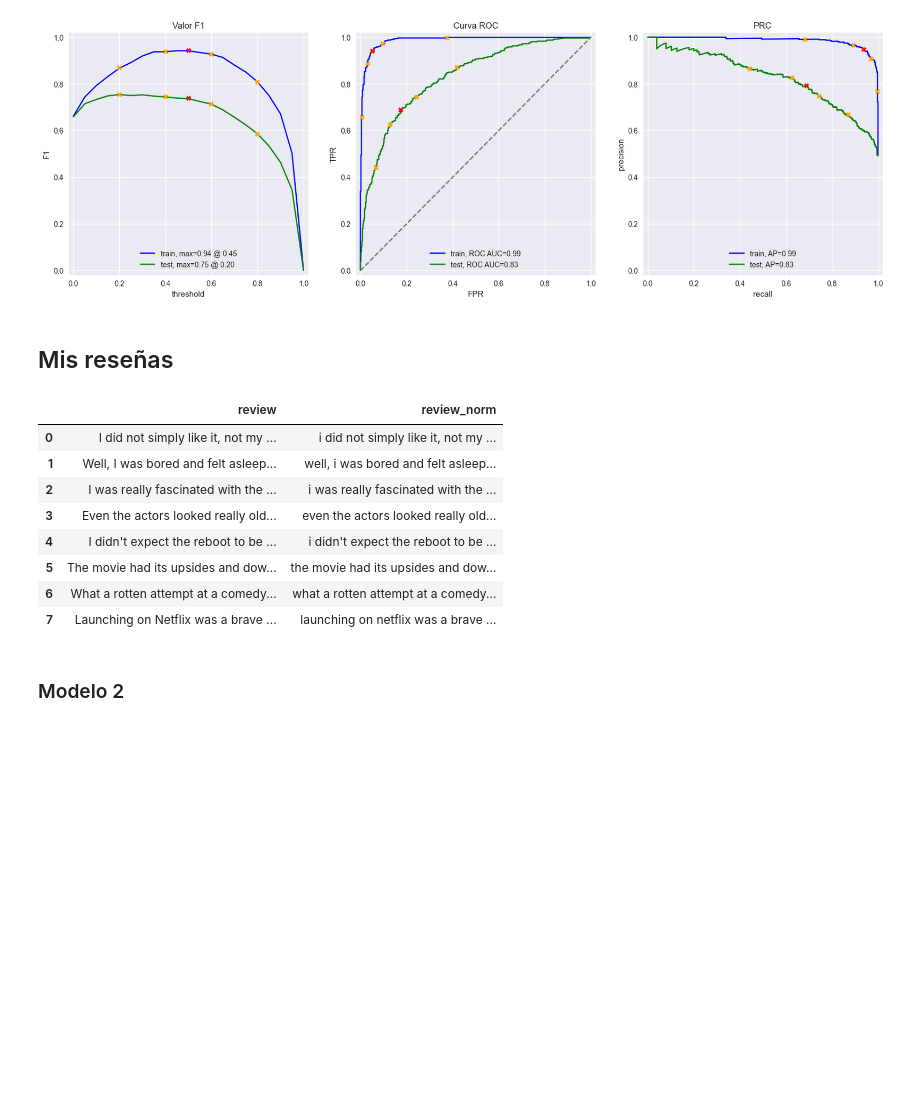
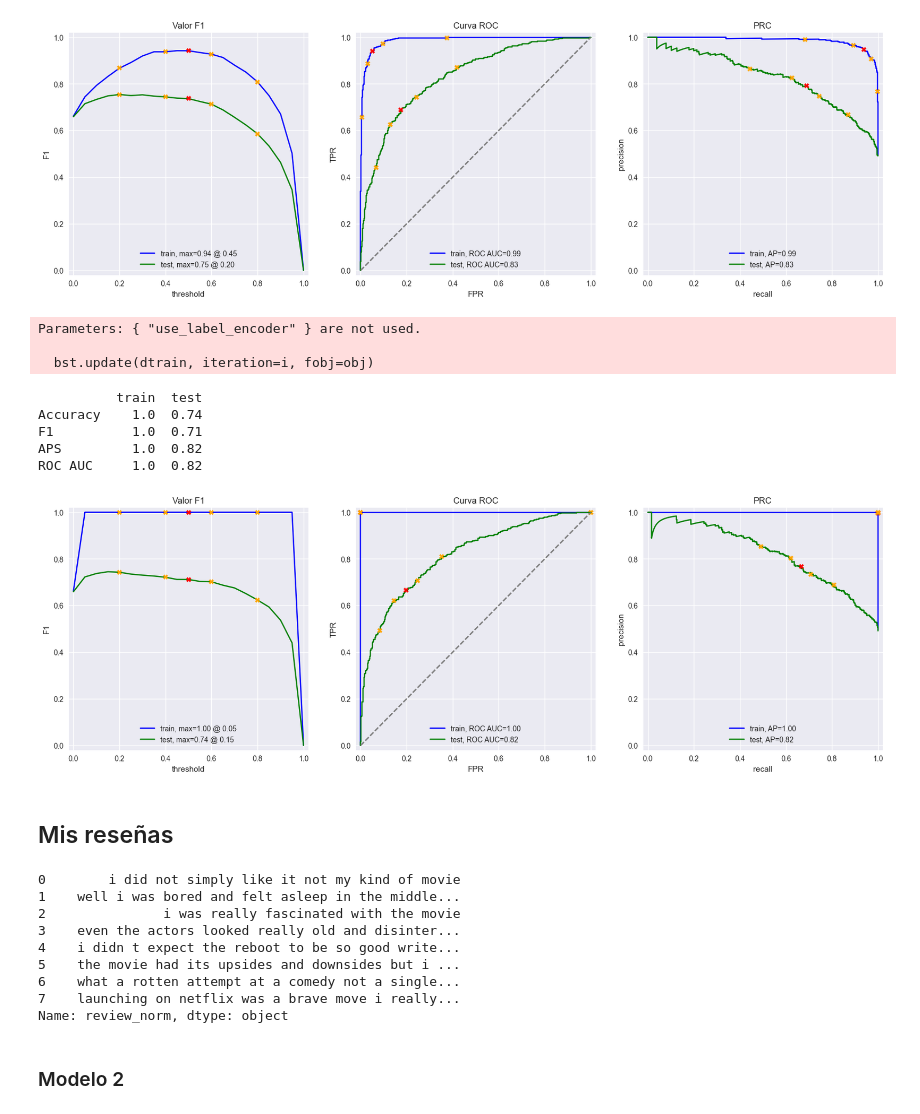
Before and after one commit to roman-correa/bert, a Jupyter notebook: notebook_(16_project).ipynb, the cells around one changed output. Saved outputs shown, nothing was run; the diff lists cells and outputs as text; code cells hidden in the pictures; blank space fills up the shorter version.

```diff
--- a/notebook_(16_project).ipynb
+++ b/notebook_(16_project).ipynb
@@ -722,6 +722,20 @@ F1         0.94  0.74
 APS        0.99  0.83
 ROC AUC    0.99  0.83
 [figure]
+# %%
+model_ba = XGBClassifier(n_estimators=100, max_depth=6, random_state=12345, use_label_encoder=False, eval_metric='logloss')
+model_ba.fit(train_features_9, train_target_9)
+evaluate_model(model_ba, train_features_9, train_target_9, test_features_9, test_target_9)
+# %% [output]
+Parameters: { "use_label_encoder" } are not used.
+
+  bst.update(dtrain, iteration=i, fobj=obj)
+          train  test
+Accuracy    1.0  0.74
+F1          1.0  0.71
+APS         1.0  0.82
+ROC AUC     1.0  0.82
+[figure, added]
 # %% [markdown]
 ## Mis reseñas
 # %%
@@ -751,20 +765,18 @@ my_reviews = pd.DataFrame([
 ], columns=['review'])
 """
 
-my_reviews['review_norm'] = my_reviews['review'].str.lower().str.replace('[^\w\s]', '').str.strip()
-my_reviews['review_norm'] = my_reviews['review_norm'].str.replace('\s+', ' ', regex=True)
-
-my_reviews
+my_reviews['review_norm'] = my_reviews['review'].str.lower().str.replace(r'[^a-z0-9\s]', ' ', regex=True).str.replace(r'\s+', ' ', regex=True).str.strip()
+my_reviews['review_norm']
 # %% [output]
-|  | review | review_norm |
-| 0 | I did not simply like it, not my ... | i did not simply like it, not my ... |
-| 1 | Well, I was bored and felt asleep... | well, i was bored and felt asleep... |
-| 2 | I was really fascinated with the ... | i was really fascinated with the ... |
-| 3 | Even the actors looked really old... | even the actors looked really old... |
-| 4 | I didn't expect the reboot to be ... | i didn't expect the reboot to be ... |
-| 5 | The movie had its upsides and dow... | the movie had its upsides and dow... |
-| 6 | What a rotten attempt at a comedy... | what a rotten attempt at a comedy... |
-| 7 | Launching on Netflix was a brave ... | launching on netflix was a brave ... |
+0        i did not simply like it not my kind of movie
+1    well i was bored and felt asleep in the middle...
+2               i was really fascinated with the movie
+3    even the actors looked really old and disinter...
+4    i didn t expect the reboot to be so good write...
+5    the movie had its upsides and downsides but i ...
+6    what a rotten attempt at a comedy not a single...
+7    launching on netflix was a brave move i really...
+Name: review_norm, dtype: object
 # %% [markdown]
 ### Modelo 2
 # %%
```
